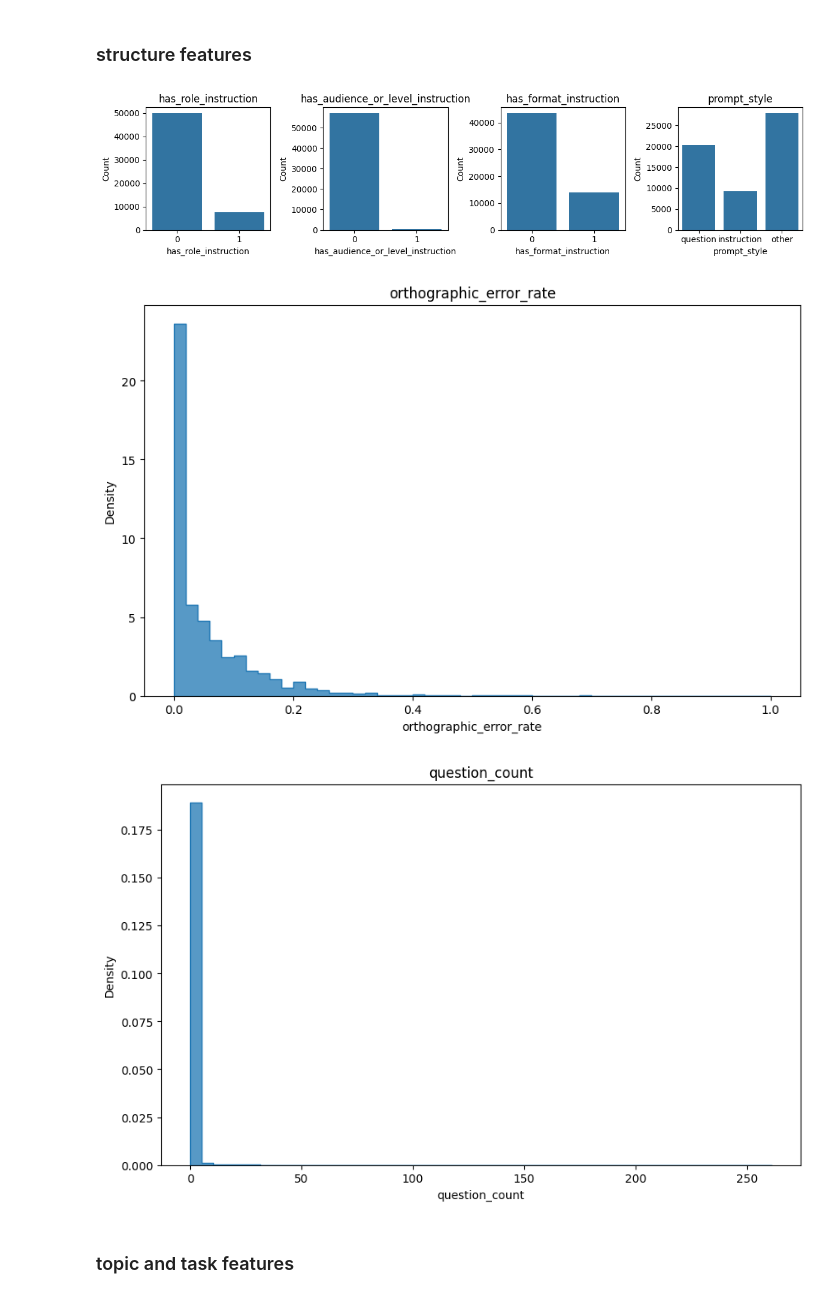
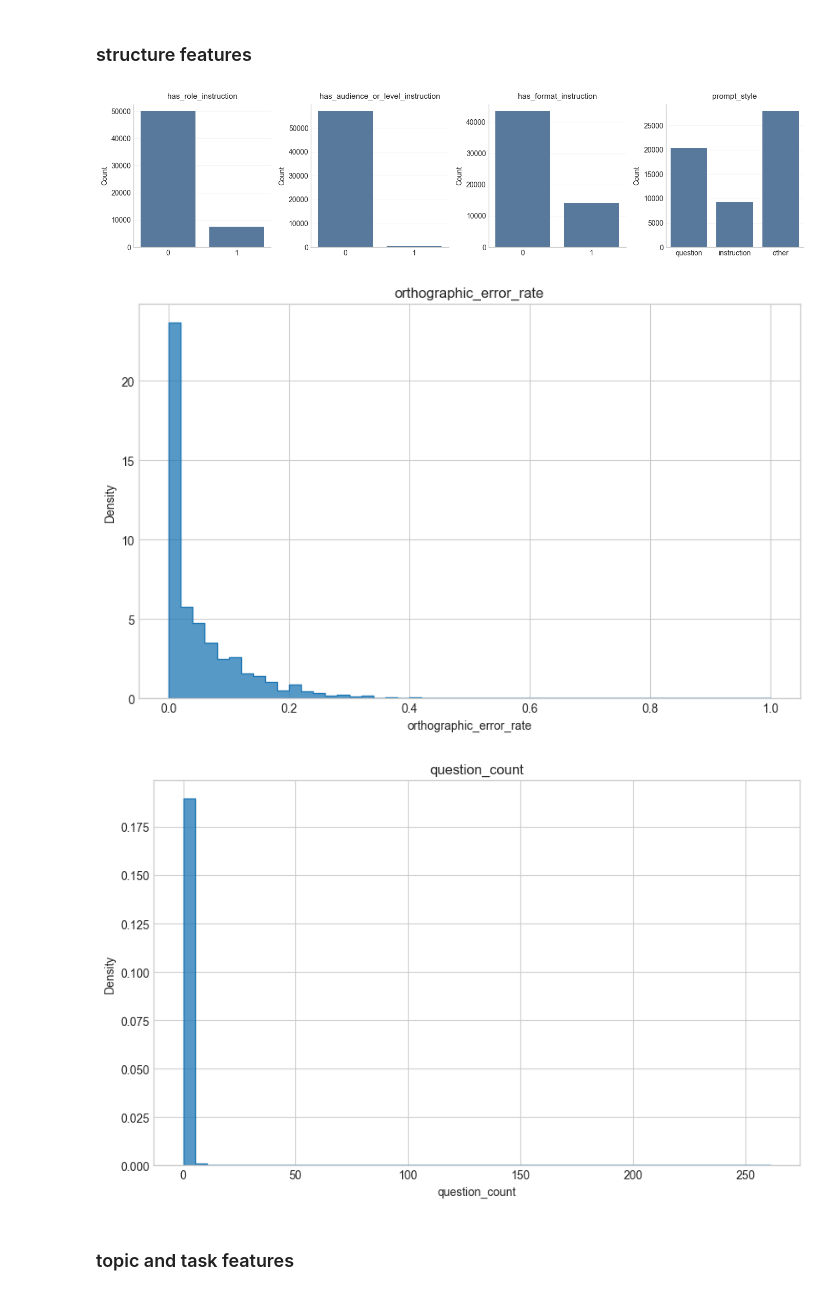
Before and after one commit to Thoericht/llm-sustainability-analysis, a Jupyter notebook: 02_notebooks/0C_data_exploration.ipynb, the cells around one changed output. Drawn from its saved outputs; the diff is of its cells as text; code cells hidden in the pictures.

```diff
--- a/02_notebooks/0C_data_exploration.ipynb
+++ b/02_notebooks/0C_data_exploration.ipynb
@@ -64,23 +64,39 @@ Index(['conversation_id', 'first_prompt', 'first_response',
 # %% [markdown]
 ### structure features
 # %%
+plt.style.use("seaborn-v0_8-whitegrid")
 
-fig, axes = plt.subplots(1, 4, figsize=(12, 3))
+fig, axes = plt.subplots(1, 4, figsize=(14, 3.5))
 axes = axes.flatten()
 
-prompt_design_features=['has_role_instruction', 'has_audience_or_level_instruction', 'has_format_instruction', 'prompt_style']
-
+prompt_design_features = [
+    'has_role_instruction',
+    'has_audience_or_level_instruction',
+    'has_format_instruction',
+    'prompt_style'
+]
 
 for i, feature in enumerate(prompt_design_features):
-    sns.countplot(data=df, x=feature, ax=axes[i])
-    axes[i].set_title(f"{feature}")
-    axes[i].set_xlabel(feature)
+    sns.countplot(
+        data=df,
+        x=feature,
+        ax=axes[i],
+        color="#4C78A8"
+    )
+
+    axes[i].set_title(feature, fontsize=11, pad=8)
+    axes[i].set_xlabel("")
     axes[i].set_ylabel("Count")
+
+    axes[i].grid(axis="y", alpha=0.2)
+    axes[i].grid(axis="x", visible=False)
+
+    sns.despine(ax=axes[i])
 
 plt.tight_layout()
 plt.show()
 # %% [output]
-[figure, old version]
+[figure, new version]
 # %%
 plot_data = df[['orthographic_error_rate']]
 
@@ -101,7 +117,7 @@ plt.ylabel("Density")
 
 plt.show()
 # %% [output]
-[figure, old version]
+[figure, new version]
 # %%
 OER = 0.40
 
@@ -132,7 +148,7 @@ plt.ylabel("Density")
 
 plt.show()
 # %% [output]
-[figure, old version]
+[figure, new version]
 # %%
 QC=50
 
```
Also changed, not shown: parts of 13 cells of this notebook, 1 other file.
